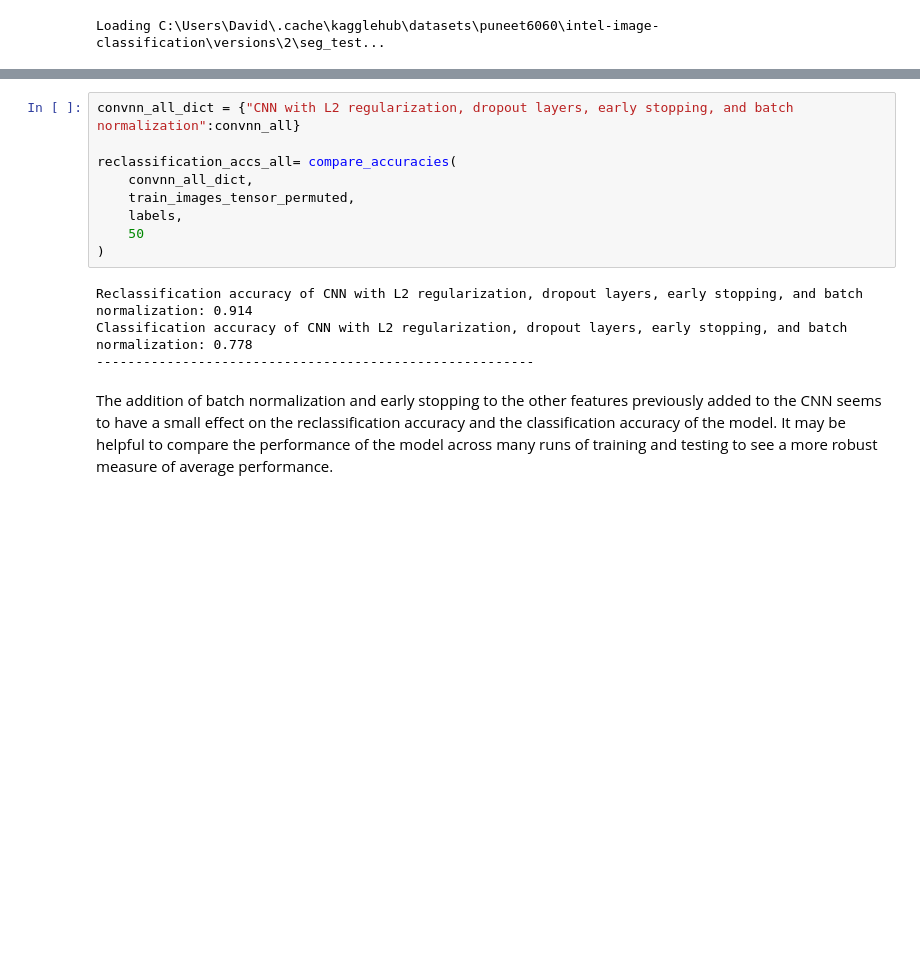
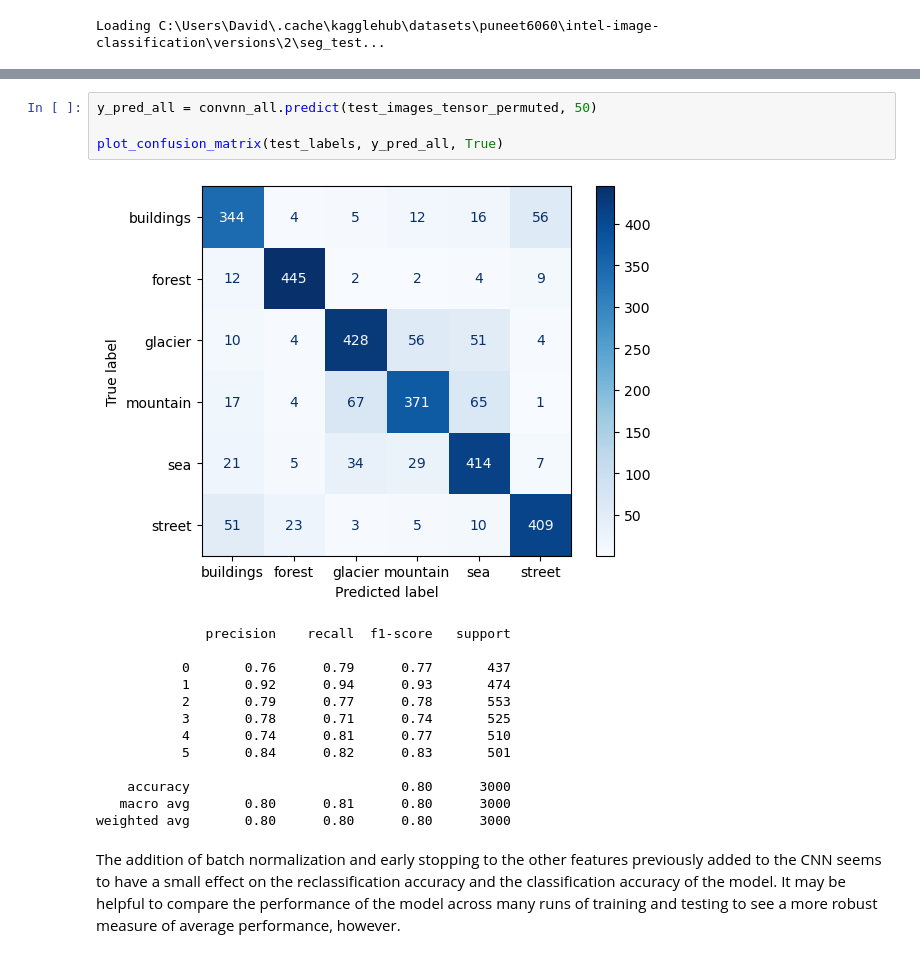
Before and after one commit to david-zhao-0/data_science_projects, a Jupyter notebook: intel_image_classification_pytorch.ipynb, the cells around one changed output, grey strips where cells are left out. Cells and saved outputs as stored; diff of their text form; blank space fills up the shorter version.

```diff
--- a/intel_image_classification_pytorch.ipynb
+++ b/intel_image_classification_pytorch.ipynb
@@ -706,16 +719,21 @@ Epoch 9/10 - Val Loss: 0.6666
 Training complete.
 # %%
-convnn_all_dict = {"CNN with L2 regularization, dropout layers, early stopping, and batch normalization":convnn_all}
+y_pred_all = convnn_all.predict(test_images_tensor_permuted, 50)
 
-reclassification_accs_all= compare_accuracies(
-    convnn_all_dict,
-    train_images_tensor_permuted,
-    labels,
-    50
-)
+plot_confusion_matrix(test_labels, y_pred_all, True)
 # %% [output]
+[figure, added]
-Reclassification accuracy of CNN with L2 regularization, dropout layers, early stopping, and batch normalization: 0.914
-Classification accuracy of CNN with L2 regularization, dropout layers, early stopping, and batch normalization: 0.778
---------------------------------------------------------
+              precision    recall  f1-score   support
+
+           0       0.76      0.79      0.77       437
+           1       0.92      0.94      0.93       474
+           2       0.79      0.77      0.78       553
+           3       0.78      0.71      0.74       525
+           4       0.74      0.81      0.77       510
+           5       0.84      0.82      0.83       501
+
+    accuracy                           0.80      3000
+   macro avg       0.80      0.81      0.80      3000
+weighted avg       0.80      0.80      0.80      3000
 # %% [markdown]
-The addition of batch normalization and early stopping to the other features previously added to the CNN seems to have a small effect on the reclassification accuracy and the classification accuracy of the model. It may be helpful to compare the performance of the model across many runs of training and testing to see a more robust measure of average performance.
+The addition of batch normalization and early stopping to the other features previously added to the CNN seems to have a small effect on the reclassification accuracy and the classification accuracy of the model. It may be helpful to compare the performance of the model across many runs of training and testing to see a more robust measure of average performance, however.
```
Also changed, not shown: parts of 15 cells of this notebook.
